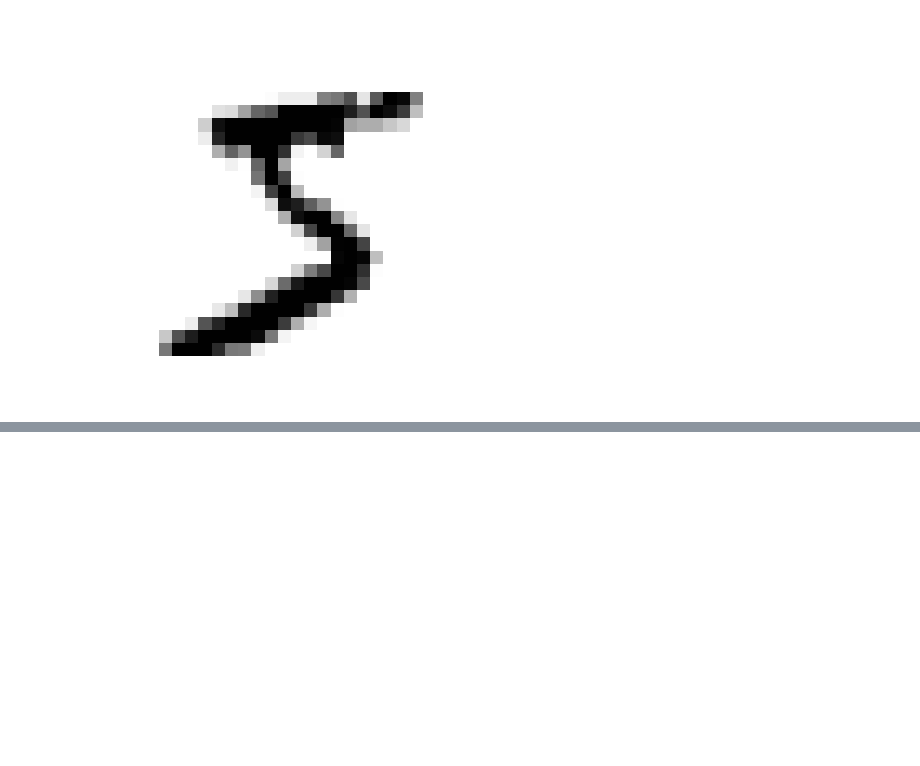
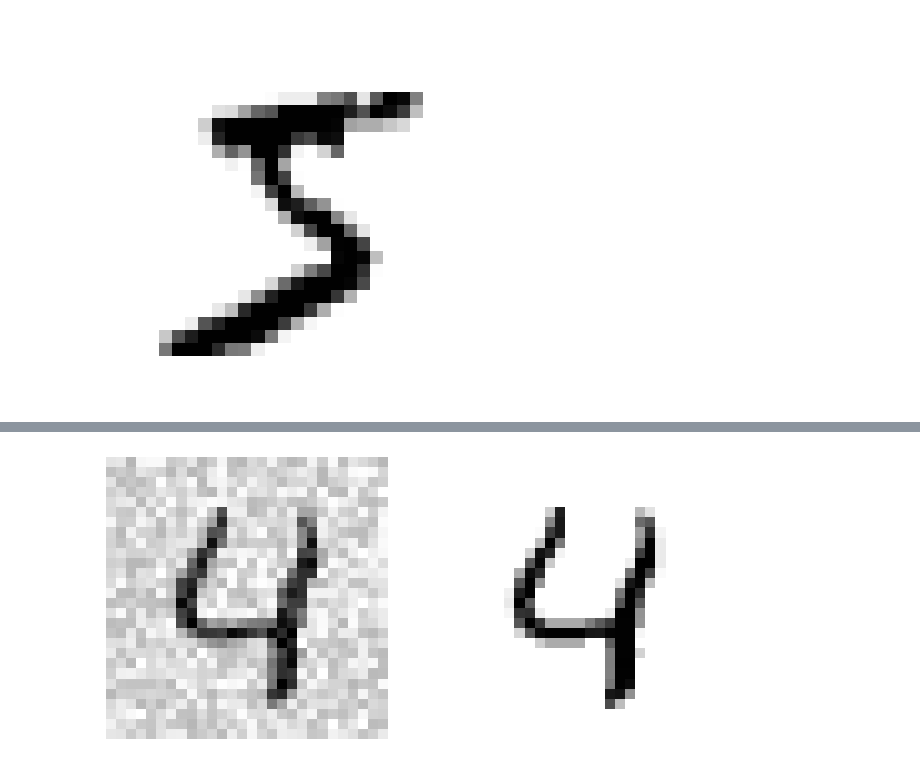
Before and after one commit to Laiba-Iqrar/Machine-Learning-Essentials, a Jupyter notebook: Exercises/MNIST/Example1.ipynb, the cells around one changed output, grey strips where cells are left out. Drawn from its saved outputs; the diff is of its cells as text; code cells hidden in the pictures; blank space fills up the shorter version.

```diff
--- a/Exercises/MNIST/Example1.ipynb
+++ b/Exercises/MNIST/Example1.ipynb
@@ -30,0 +64,26 @@ Modify the csv file to only 4 5 and 8 classes .store this reduced datset somehwe
+# %%
+X_train_mod = X_train + noise
+noise = np.random.randint(0, 100, (len(X_test), 784))
+X_test_mod = X_test + noise
+y_train_mod = X_train
+y_test_mod = X_test
+# %%
+
+def plot_digit(data):
+    """Reshapes and plots a 28x28 digit image."""
+    image = data.reshape(28, 28)
+    plt.imshow(image, cmap=mpl.cm.binary, interpolation="nearest")
+    plt.axis("off")
+
+some_index = 4
+plt.figure(figsize=(8, 4))
+
+plt.subplot(121)
+plot_digit(X_test_mod.iloc[some_index].values)
+
+plt.subplot(122)
+plot_digit(y_test_mod.iloc[some_index].values)
+
+plt.show()
+# %% [output]
+[figure, added]
```
Also changed, not shown: parts of 10 cells of this notebook.
